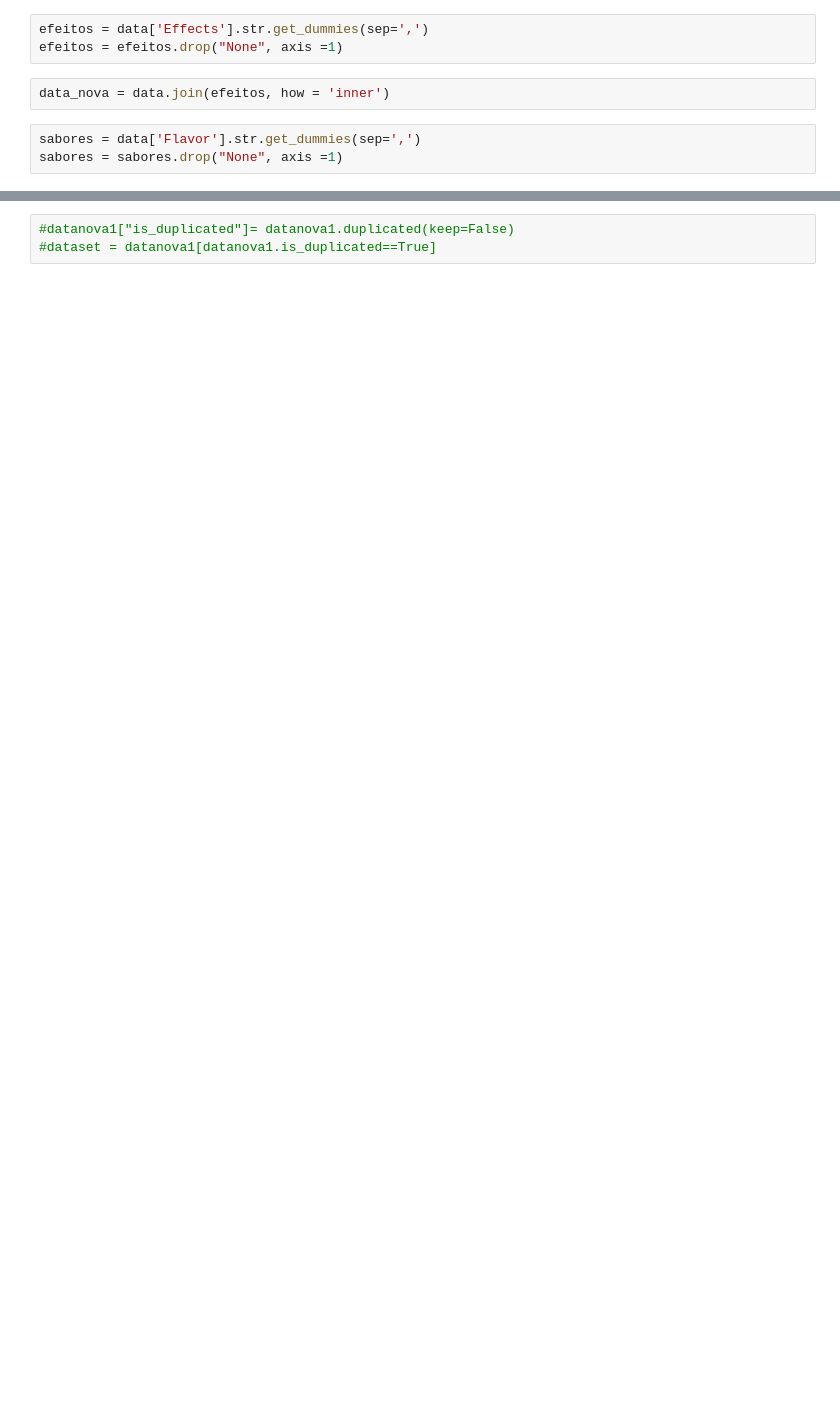
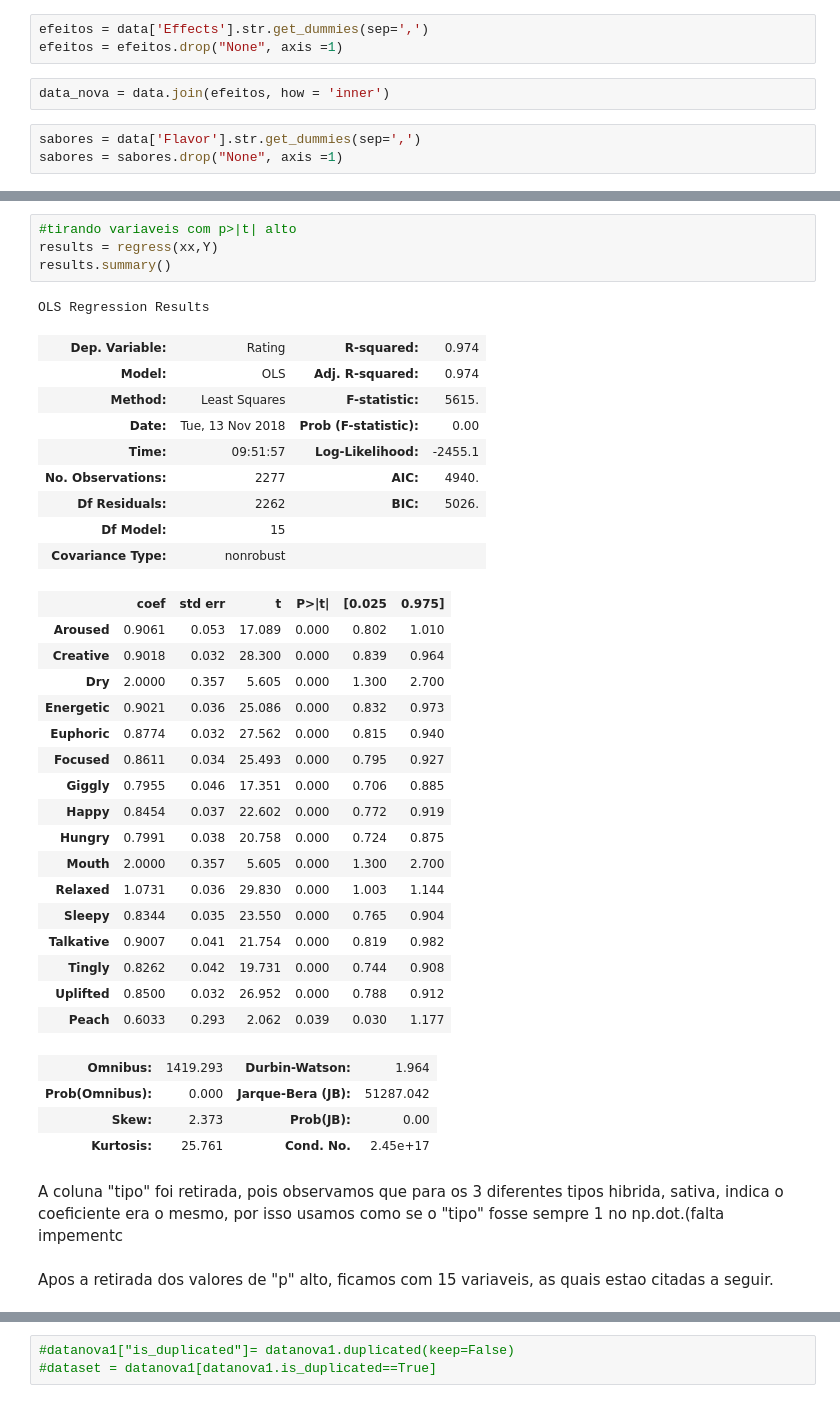
Before and after one commit to giannapolitano/Projeto-3-CD, a Jupyter notebook: projeto-final.ipynb, the cells around one changed output, grey strips where cells are left out. Drawn from its saved outputs; the diff is of its cells as text; blank space fills up the shorter version.

```diff
--- a/projeto-final.ipynb
+++ b/projeto-final.ipynb
@@ -145,0 +200,40 @@ OLS Regression Results
+# %%
+#tirando variaveis com p>|t| alto
+results = regress(xx,Y)
+results.summary()
+# %% [output]
+OLS Regression Results
+| Dep. Variable: | Rating | R-squared: | 0.974 |
+| Model: | OLS | Adj. R-squared: | 0.974 |
+| Method: | Least Squares | F-statistic: | 5615. |
+| Date: | Tue, 13 Nov 2018 | Prob (F-statistic): | 0.00 |
+| Time: | 09:51:57 | Log-Likelihood: | -2455.1 |
+| No. Observations: | 2277 | AIC: | 4940. |
+| Df Residuals: | 2262 | BIC: | 5026. |
+| Df Model: | 15 |  |  |
+| Covariance Type: | nonrobust |  |  |
+|  | coef | std err | t | P>|t| | [0.025 | 0.975] |
+| Aroused | 0.9061 | 0.053 | 17.089 | 0.000 | 0.802 | 1.010 |
+| Creative | 0.9018 | 0.032 | 28.300 | 0.000 | 0.839 | 0.964 |
+| Dry | 2.0000 | 0.357 | 5.605 | 0.000 | 1.300 | 2.700 |
+| Energetic | 0.9021 | 0.036 | 25.086 | 0.000 | 0.832 | 0.973 |
+| Euphoric | 0.8774 | 0.032 | 27.562 | 0.000 | 0.815 | 0.940 |
+| Focused | 0.8611 | 0.034 | 25.493 | 0.000 | 0.795 | 0.927 |
+| Giggly | 0.7955 | 0.046 | 17.351 | 0.000 | 0.706 | 0.885 |
+| Happy | 0.8454 | 0.037 | 22.602 | 0.000 | 0.772 | 0.919 |
+| Hungry | 0.7991 | 0.038 | 20.758 | 0.000 | 0.724 | 0.875 |
+| Mouth | 2.0000 | 0.357 | 5.605 | 0.000 | 1.300 | 2.700 |
+| Relaxed | 1.0731 | 0.036 | 29.830 | 0.000 | 1.003 | 1.144 |
+| Sleepy | 0.8344 | 0.035 | 23.550 | 0.000 | 0.765 | 0.904 |
+| Talkative | 0.9007 | 0.041 | 21.754 | 0.000 | 0.819 | 0.982 |
+| Tingly | 0.8262 | 0.042 | 19.731 | 0.000 | 0.744 | 0.908 |
+| Uplifted | 0.8500 | 0.032 | 26.952 | 0.000 | 0.788 | 0.912 |
+| Peach | 0.6033 | 0.293 | 2.062 | 0.039 | 0.030 | 1.177 |
+| Omnibus: | 1419.293 | Durbin-Watson: | 1.964 |
+| Prob(Omnibus): | 0.000 | Jarque-Bera (JB): | 51287.042 |
+| Skew: | 2.373 | Prob(JB): | 0.00 |
+| Kurtosis: | 25.761 | Cond. No. | 2.45e+17 |
+# %% [markdown]
+A coluna "tipo" foi retirada, pois observamos que para os 3 diferentes tipos hibrida, sativa, indica o coeficiente era o mesmo, por isso usamos como se o "tipo" fosse sempre 1 no np.dot.(falta impementc
+# %% [markdown]
+Apos a retirada dos valores de "p" alto, ficamos com 15 variaveis, as quais estao citadas a seguir.
```
Also changed, not shown: parts of 16 cells of this notebook.
